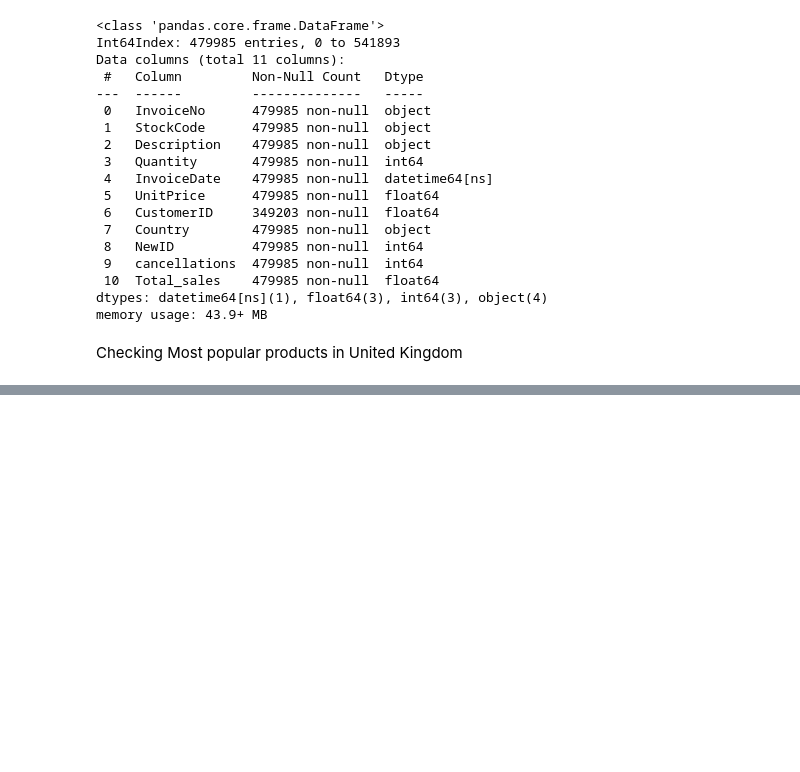
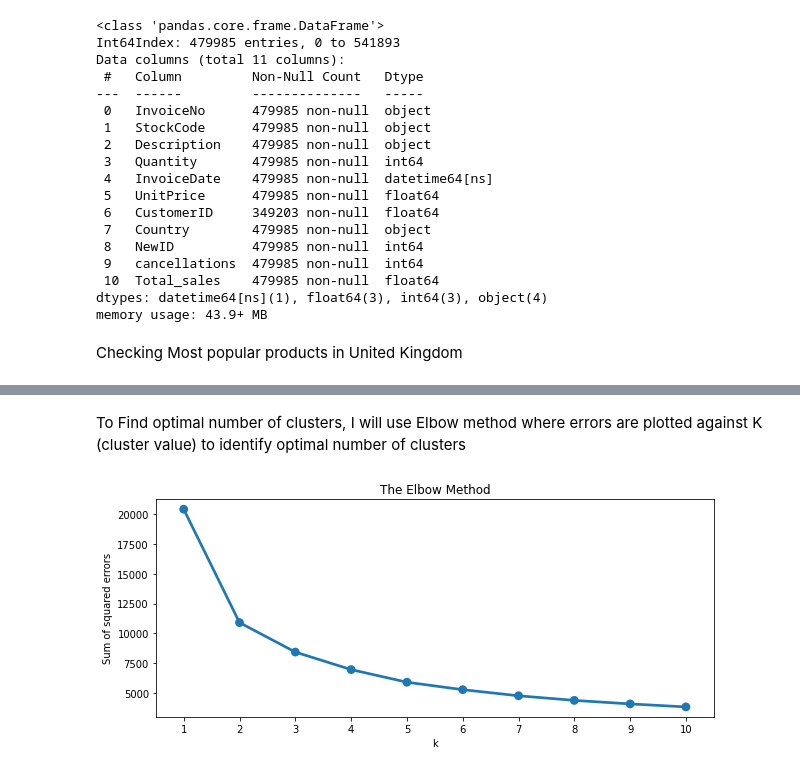
Before and after one commit to tnatani/Online-Retail-Customer-Segmentation, a Jupyter notebook: Copy_of_Online_Retail_Customer_Segmentation_Capstone_Project.ipynb, the cells around one changed output, grey strips where cells are left out. Drawn from its saved outputs; the diff is of its cells as text; code cells hidden in the pictures; blank space fills up the shorter version.

```diff
--- a/Copy_of_Online_Retail_Customer_Segmentation_Capstone_Project.ipynb
+++ b/Copy_of_Online_Retail_Customer_Segmentation_Capstone_Project.ipynb
@@ -330,0 +504,29 @@ Checking Most popular products in United Kingdom
+# %% [markdown]
+
+To Find optimal number of clusters, I will use Elbow method where errors are plotted against K (cluster value) to identify optimal number of clusters
+# %%
+### Features Used in training K Means - Log Transformed Recency, Frequency and Monetary values
+data_norm = data_rfm[["log_R", "log_F", "log_M"]]
+
+sse = {}
+# Fit KMeans and calculate SSE for each k
+for k in range(1, 11):
+
+    # Initialize KMeans with k clusters
+    kmeans = KMeans(n_clusters=k, random_state=1)
+
+    # Fit KMeans on the normalized dataset
+    kmeans.fit(data_norm)
+
+    # Assign sum of squared distances to k element of dictionary
+    sse[k] = kmeans.inertia_
+
+# Plotting the elbow plot
+plt.figure(figsize=(10,4))
+plt.title('The Elbow Method')
+plt.xlabel('k');
+plt.ylabel('Sum of squared errors')
+sns.pointplot(x=list(sse.keys()), y=list(sse.values()))
+plt.show()
+# %% [output]
+[figure, added]
```
Also changed, not shown: parts of 18 cells of this notebook.
